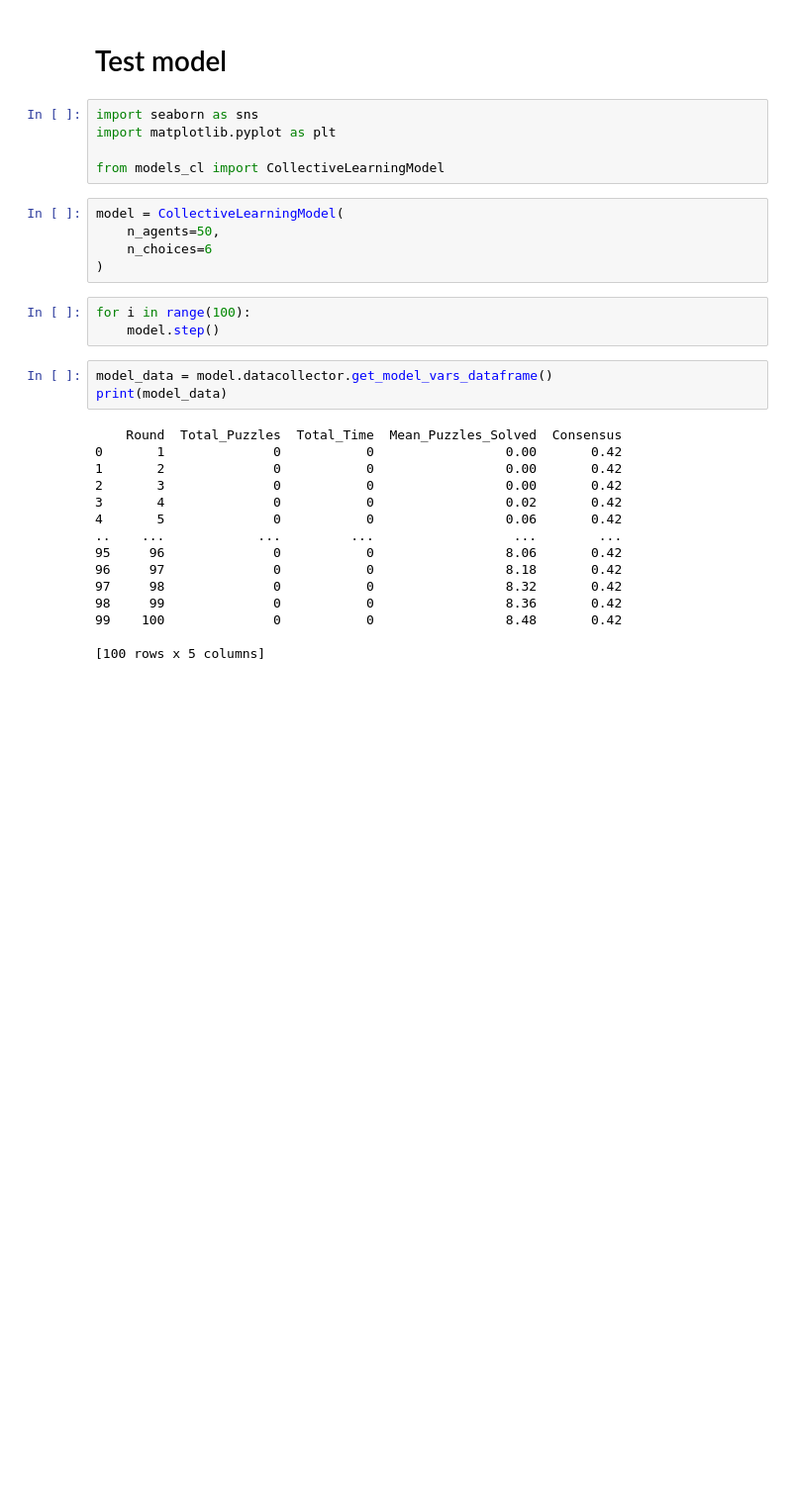
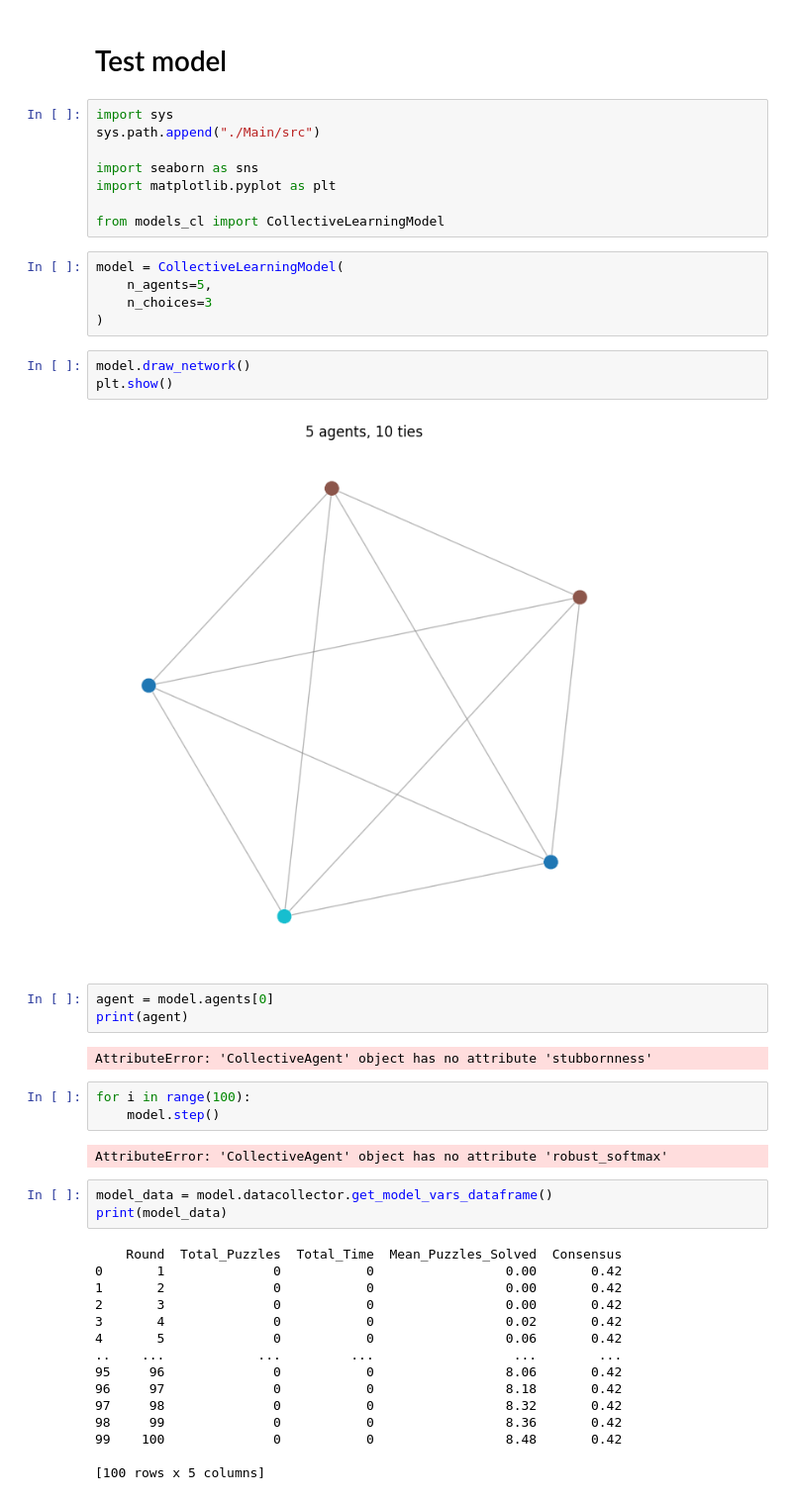
Before and after one commit to maxmalikov/Collective-Learning, a Jupyter notebook: Main/src/test_simulation.ipynb, the cells around one changed output. Shown at 99% size. Drawn from its saved outputs; the diff is of its cells as text; blank space fills up the shorter version.

```diff
--- a/Main/src/test_simulation.ipynb
+++ b/Main/src/test_simulation.ipynb
@@ -1,18 +1,33 @@
 # %% [markdown]
 # Test model
 # %%
+import sys
+sys.path.append("./Main/src")
+
 import seaborn as sns
 import matplotlib.pyplot as plt
 
 from models_cl import CollectiveLearningModel
 # %%
 model = CollectiveLearningModel(
-    n_agents=50,
-    n_choices=6
+    n_agents=5,
+    n_choices=3
 )
+# %%
+model.draw_network()
+plt.show()
+# %% [output]
+[figure, added]
+# %%
+agent = model.agents[0]
+print(agent)
+# %% [output]
+AttributeError: 'CollectiveAgent' object has no attribute 'stubbornness'
 # %%
 for i in range(100):
     model.step()
+# %% [output]
+AttributeError: 'CollectiveAgent' object has no attribute 'robust_softmax'
 # %%
 model_data = model.datacollector.get_model_vars_dataframe()
 print(model_data)
```
Also changed, not shown: 3 other files.
